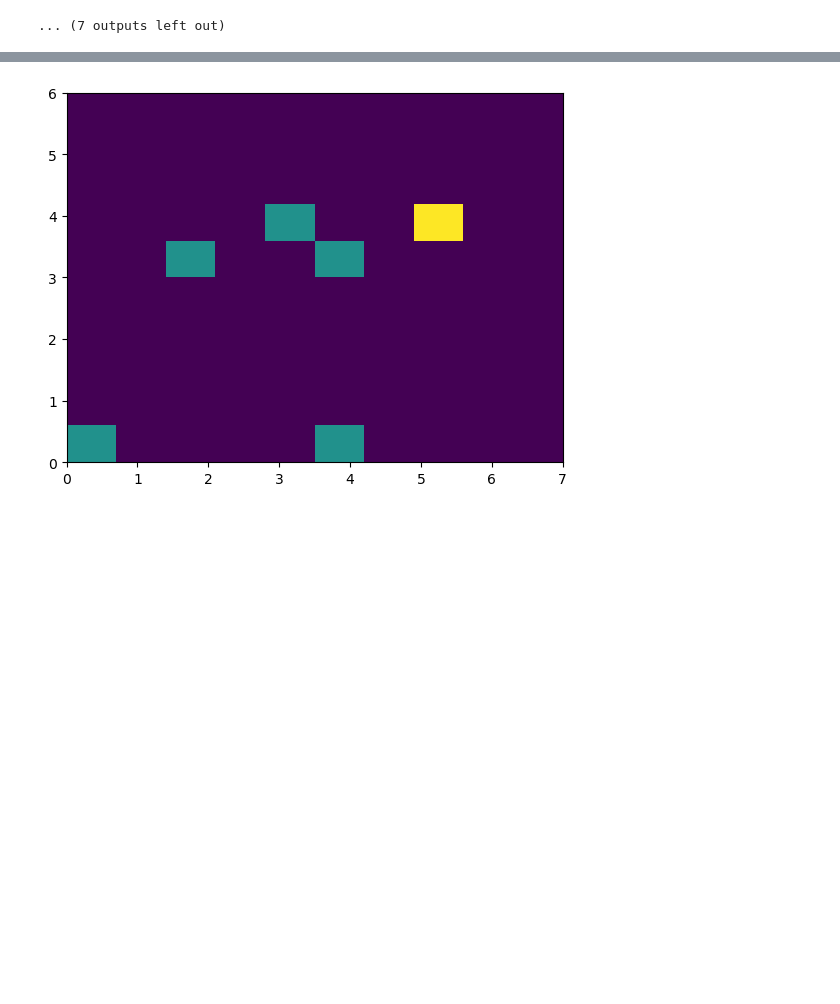
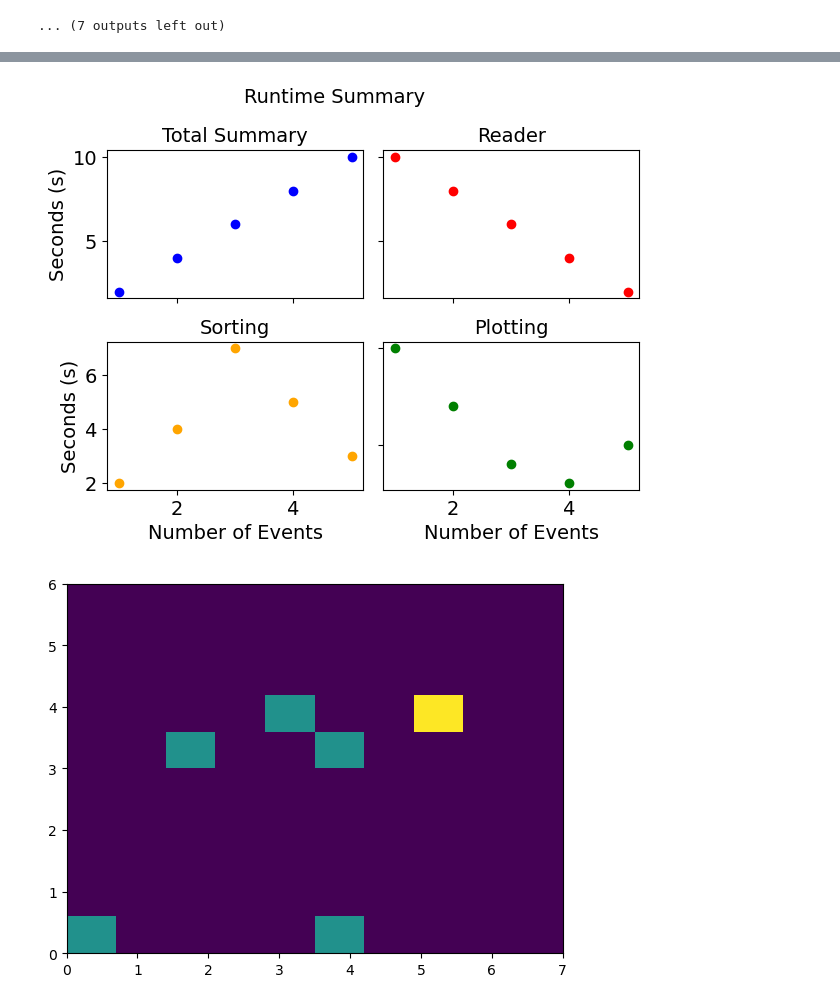
Before and after one commit to GriffinB243/DQM_scripts, a Jupyter notebook: DQM_notebook.ipynb, the cells around one changed output, grey strips where cells are left out. Saved outputs shown, nothing was run; the diff lists cells and outputs as text; code cells hidden in the pictures; blank space fills up the shorter version.

Commit message:
bug fixes, added runtime test option and commented buggy environmental metrics step

```diff
--- a/DQM_notebook.ipynb
+++ b/DQM_notebook.ipynb
@@ -1500,3 +1814,32 @@ plt.show()
+# %%
+process_times=[[[1,2,3,4,5],[2,4,6,8,10]],[[1,2,3,4,5],[10,8,6,4,2]],[[1,2,3,4,5],[2,4,7,5,3]],[[1,2,3,4,5],[10,7,4,3,5]]]
+
+def runtime_summary(process_times, config_dict):
+    fontsize=int(config_dict["fontsize"])
+    fig, axs=plt.subplots(2,2)
+    axs[0,0].scatter(process_times[0][0], process_times[0][1], color="blue")
+    axs[0,0].set_title("Total Summary", fontsize=fontsize)
+    axs[0,1].scatter(process_times[1][0], process_times[1][1], color="red")
+    axs[0,1].set_title("Reader", fontsize=fontsize)
+    axs[1,0].scatter(process_times[2][0], process_times[2][1], color="orange")
+    axs[1,0].set_title("Sorting", fontsize=fontsize)
+    axs[1,1].scatter(process_times[3][0], process_times[3][1], color="green")
+    axs[1,1].set_title("Plotting", fontsize=fontsize)
+    for ax in axs.flat:
+        ax.set_xlabel("Number of Events", fontsize=fontsize)
+        ax.set_ylabel("Seconds (s)", fontsize=fontsize)
+        ax.xaxis.set_tick_params(labelsize=fontsize)
+        ax.yaxis.set_tick_params(labelsize=fontsize)
+        ax.label_outer()
+
+    fig.suptitle("Runtime Summary", fontsize=fontsize)
+    fig.tight_layout()
+    plt.show()
+    plt.close()
+
+runtime_summary(process_times, config_dict)
+# %% [output]
+[figure, added]
 # %%
 
 xtest=[5,4,3,2,np.nan,5,4,0]
```
Also changed, not shown: parts of 3 cells of this notebook, 5 other files.
